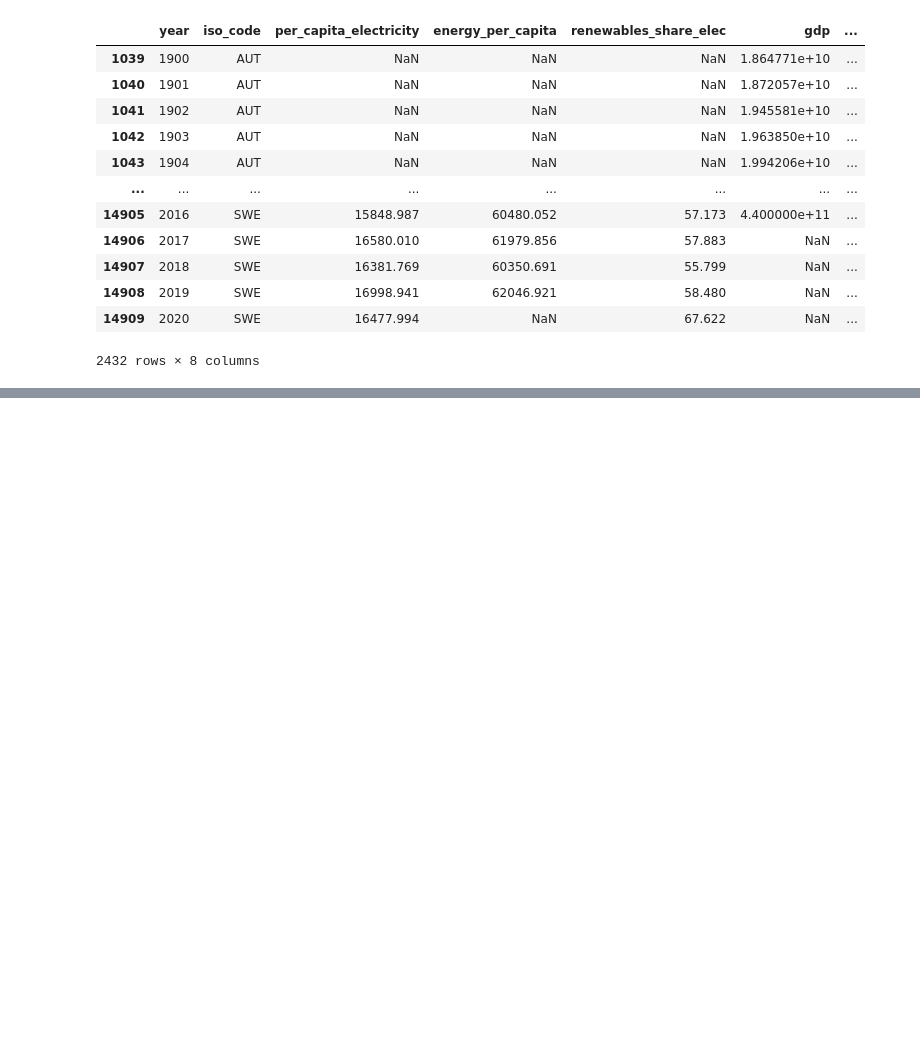
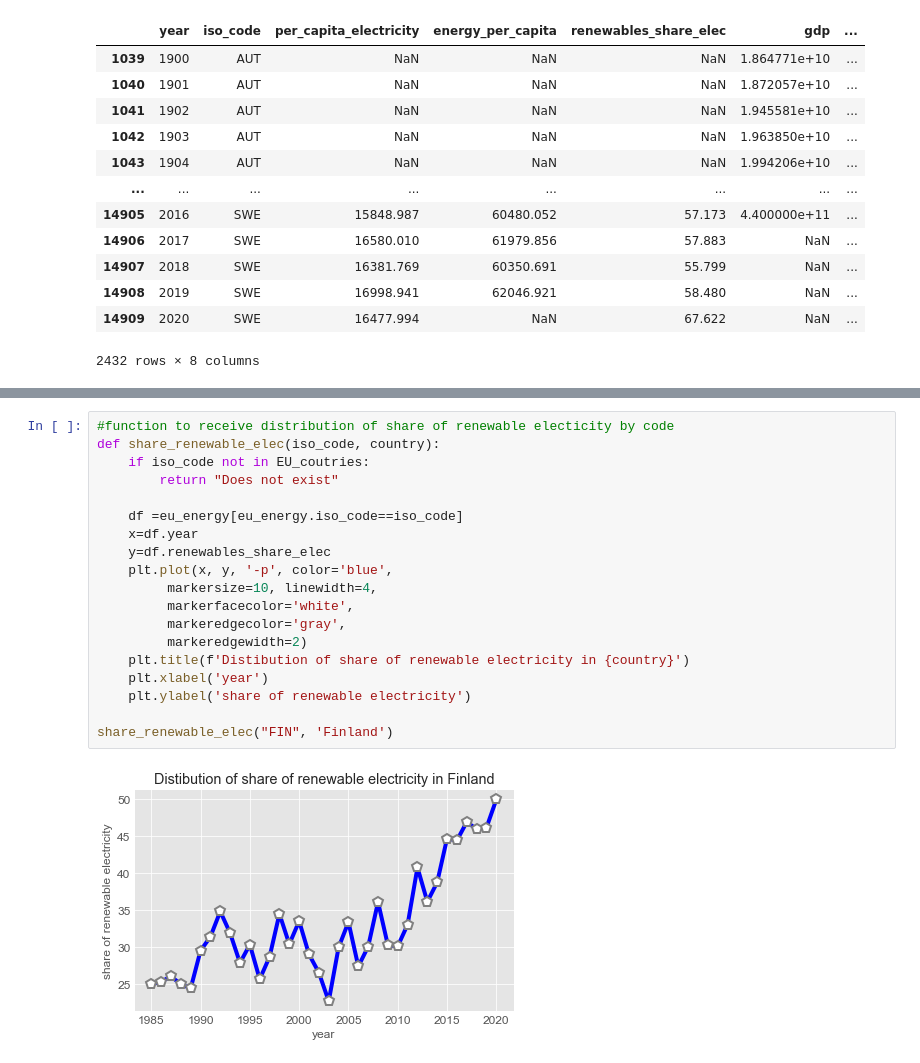
Before and after one commit to TimoKoski/IDS_project, a Jupyter notebook: IDS_group_notebook.ipynb, the cells around one changed output, grey strips where cells are left out. Drawn from its saved outputs; the diff is of its cells as text; blank space fills up the shorter version.

```diff
--- a/IDS_group_notebook.ipynb
+++ b/IDS_group_notebook.ipynb
@@ -462,0 +489,21 @@ eu_energy
+# %%
+#function to receive distribution of share of renewable electicity by code
+def share_renewable_elec(iso_code, country):
+    if iso_code not in EU_coutries:
+        return "Does not exist"
+
+    df =eu_energy[eu_energy.iso_code==iso_code]
+    x=df.year
+    y=df.renewables_share_elec
+    plt.plot(x, y, '-p', color='blue',
+         markersize=10, linewidth=4,
+         markerfacecolor='white',
+         markeredgecolor='gray',
+         markeredgewidth=2)
+    plt.title(f'Distibution of share of renewable electricity in {country}')
+    plt.xlabel('year')
+    plt.ylabel('share of renewable electricity')
+
+share_renewable_elec("FIN", 'Finland')
+# %% [output]
+[figure, added]
```
Also changed, not shown: parts of 23 cells of this notebook.
